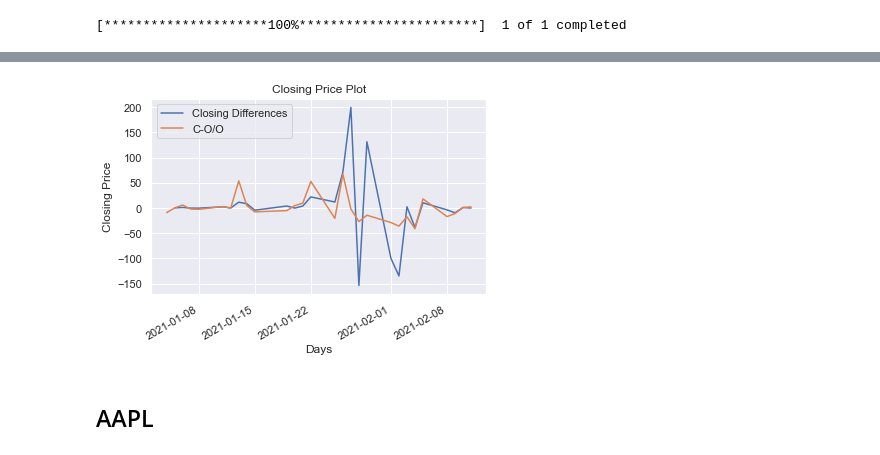
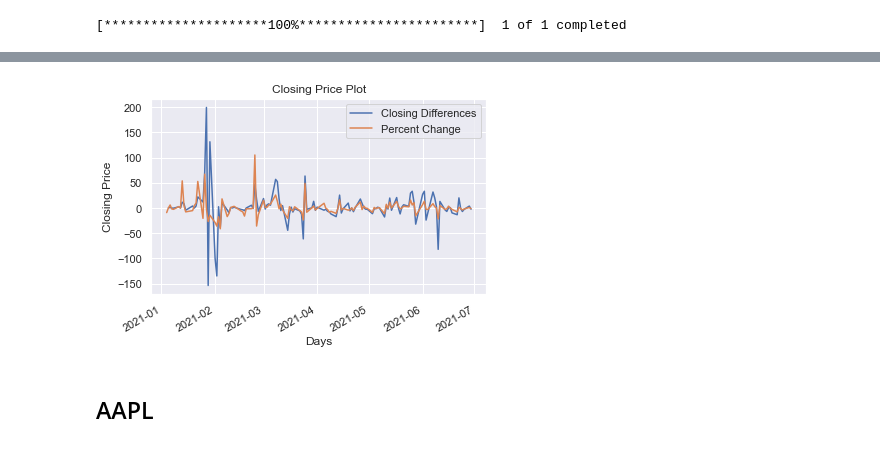
Before and after one commit to daanishali921/twitter_sentiment_stock_trend_predictor, a Jupyter notebook: scrap_book.ipynb, the cells around one changed output, grey strips where cells are left out. Drawn from its saved outputs; the diff is of its cells as text; code cells hidden in the pictures.

```diff
--- a/scrap_book.ipynb
+++ b/scrap_book.ipynb
@@ -133,7 +160,7 @@ def getStockData(ticker, start, end):
     df_stock = yf.download(ticker, start, end)
     df_stock.index = df_stock.index.tz_localize(tz=None).rename(name='Datetime')
     df_stock['Closing Differences'] = df_stock['Adj Close'].diff()
-    df_stock['C-O/O'] = ((df_stock['Close']-df_stock['Open'])/df_stock['Open'])*100
+    df_stock['Percent Change'] = ((df_stock['Close']-df_stock['Open'])/df_stock['Open'])*100
 
     return df_stock
 # %%
@@ -253,7 +363,7 @@ df_tweet_gme
 # %% [markdown]
 ## GME
 # %%
-df_stock_gme = getStockData('GME','2021-01-01','2021-02-12')
+df_stock_gme = getStockData('GME','2021-01-01','2021-06-30')
 # %% [output]
 [*********************100%***********************]  1 of 1 completed
 # %%
@@ -280,15 +386,15 @@ df_stock_gme
 # %%
 # Plot
 
-df_stock_gme[['Closing Differences', 'C-O/O']].plot()
+df_stock_gme[['Closing Differences', 'Percent Change']].plot()
 
 # plt.ylim(-120, 120)
 
 plt.xlabel('Days')
 plt.ylabel('Closing Price')
 plt.title('Closing Price Plot');
 # %% [output]
-[figure, old version]
+[figure, new version]
 # %% [markdown]
 ## AAPL
 # %%
```
Also changed, not shown: parts of 97 cells of this notebook, 4 other files.
